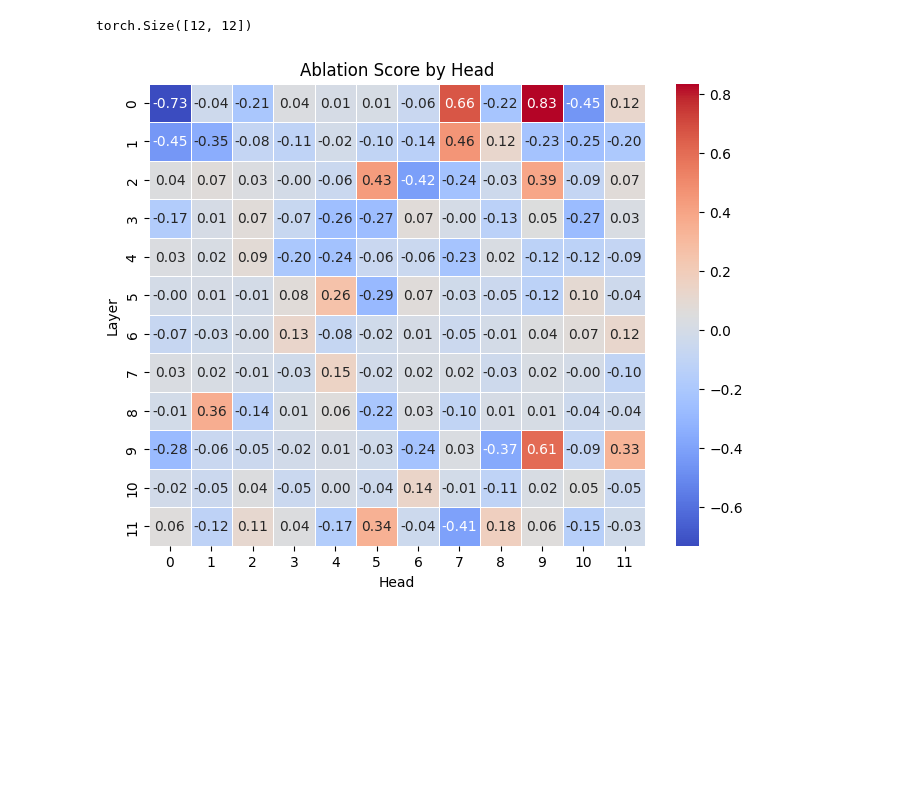
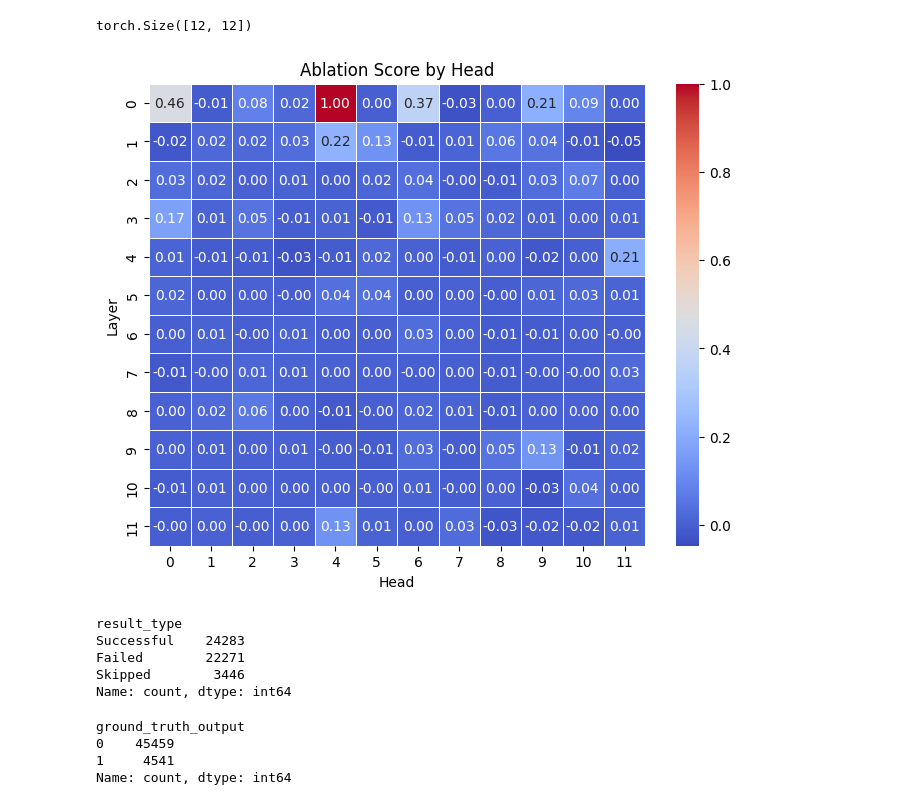
Before and after one commit to wid0gast/interp-toxicity, a Jupyter notebook: textattack.ipynb, the cells around one changed output. Drawn from its saved outputs; the diff is of its cells as text; code cells hidden in the pictures; blank space fills up the shorter version.

```diff
--- a/textattack.ipynb
+++ b/textattack.ipynb
@@ -200,5 +181,5 @@ pd.read_csv('input_reduction_log.csv')
 # %%
-dataset = load_dataset("csv", data_files={'jigsaw_deepword.csv'})
+dataset = load_dataset("csv", data_files={'input_reduction_log.csv'})
 # dataset = load_dataset('csv', data_files={'test': 'toxigen_alice.csv'})
 
 tokenizer = AutoTokenizer.from_pretrained("bert-base-uncased")
@@ -206,7 +187,7 @@ print(tokenizer.pad_token)
 
 # Tokenization function
 def tokenize_data(example):
-    return tokenizer(example["perturbed_text"], padding="max_length", truncation=True, max_length=128, return_tensors="pt")
+    return tokenizer(example["original_text"], padding="max_length", truncation=True, max_length=128, return_tensors="pt")
 
 # Apply tokenization
 dataset = dataset.map(tokenize_data, batched=True)
@@ -336,13 +317,13 @@ for i, batch in tqdm(enumerate(val_dataloader), total=len(val_dataloader)):
             ablated_preds[layer][head] += ablated_pred_list[layer][head].tolist()
     ablation_scores += tmp_ablation_scores
     if i % 16 == 0:
-        torch.save(ablation_scores / ((i+1) * batch_size), "deepword/bert_ablation_scores_jigsaw_perturbed.pth")
-with open('deepword/bert_ablated_preds_jigsaw_perturbed.json', 'w') as f:
+        torch.save(ablation_scores / ((i+1) * batch_size), "bert_ablation_scores_jigsaw_perturbed.pth")
+with open('bert_ablated_preds_jigsaw_perturbed.json', 'w') as f:
     json.dump(ablated_preds, f)
-with open('deepword/bert_base_preds_jigsaw_perturbed.json', 'w') as f:
+with open('bert_base_preds_jigsaw_perturbed.json', 'w') as f:
     json.dump(base_preds, f)
 
 ablation_scores /= len(val_dataloader)
-torch.save(ablation_scores, "deepword/bert_ablation_scores_jigsaw_perturbed.pth")
+torch.save(ablation_scores, "bert_ablation_scores_jigsaw_perturbed.pth")
 # %% [output]
 patching
@@ -352,24 +334,38 @@ KeyboardInterrupt:
 # %%
-ablation_scores = torch.load("deepword/bert_ablation_scores_jigsaw_perturbed.pth", map_location=torch.device('cpu'))
+ablation_scores = torch.load(f"{attack_name}/bert_ablation_scores_jigsaw_perturbed.pth", map_location=torch.device('cpu'))
 # %%
 ablation_scores.shape
 # %% [output]
 torch.Size([12, 12])
 # %%
-tensor_np = ablation_scores.cpu().detach().numpy() * 10
+tensor_np = ablation_scores.cpu().detach().numpy()
+tensor_min = tensor_np.min()
+tensor_max = tensor_np.max()
+
+# Shift so that 0 stays at 0
+if abs(tensor_max) > abs(tensor_min):
+    scale = tensor_max
+else:
+    scale = -tensor_min
+
+if scale != 0:
+    tensor_np = tensor_np / scale
+else:
+    tensor_np = np.zeros_like(tensor_np)
+
 
 # Plot the heatmap
 plt.figure(figsize=(8, 6))  # Adjust figure size
 sns.heatmap(tensor_np, annot=True, cmap="coolwarm", fmt=".2f", linewidths=0.5)
 
 # Add labels
 plt.title("Ablation Score by Head")
 plt.xlabel("Head")
 plt.ylabel("Layer")
 
-plt.savefig('pruthi/bert_jigsaw_perturbed_ablation_scores_by_head.png')
+plt.savefig(f'{attack_name}/bert_jigsaw_perturbed_ablation_scores_by_head.png')
 # Show the plot
 plt.show()
 # %% [output]
-[figure, old version]
+[figure, new version]
 # %%
@@ -381,3 +377,18 @@ df = pd.read_csv('jigsaw_pruthi.csv')
+# %%
+pd.read_csv('pwws_log.csv').result_type.value_counts()
+# %% [output]
+result_type
+Successful    24283
+Failed        22271
+Skipped        3446
+Name: count, dtype: int64
+# %%
+pd.read_csv('pwws_jigsaw.csv').ground_truth_output.value_counts()
+# %% [output]
+ground_truth_output
+0    45459
+1     4541
+Name: count, dtype: int64
 # %%
 base_acc = (df.ground_truth_output == base_preds).mean()
 # %%
```
Also changed, not shown: parts of 17 cells of this notebook, 28 other files.
